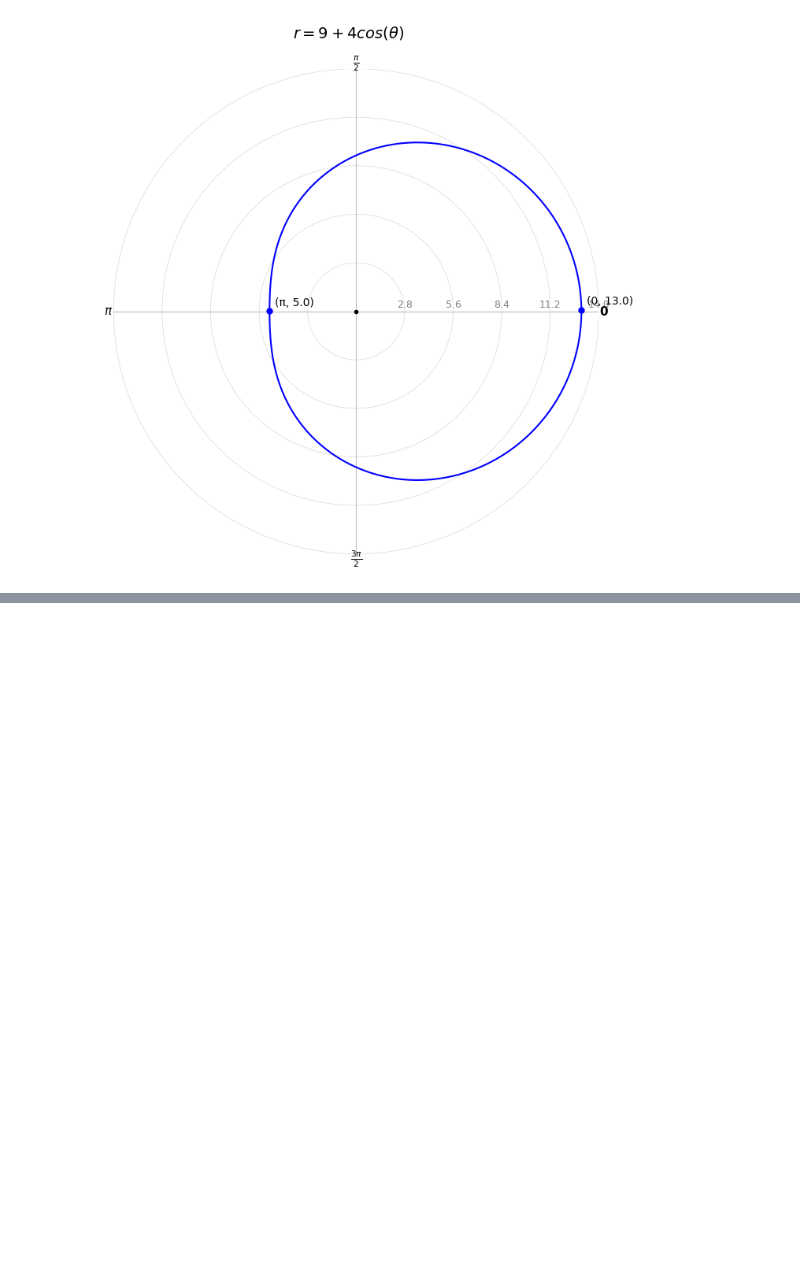
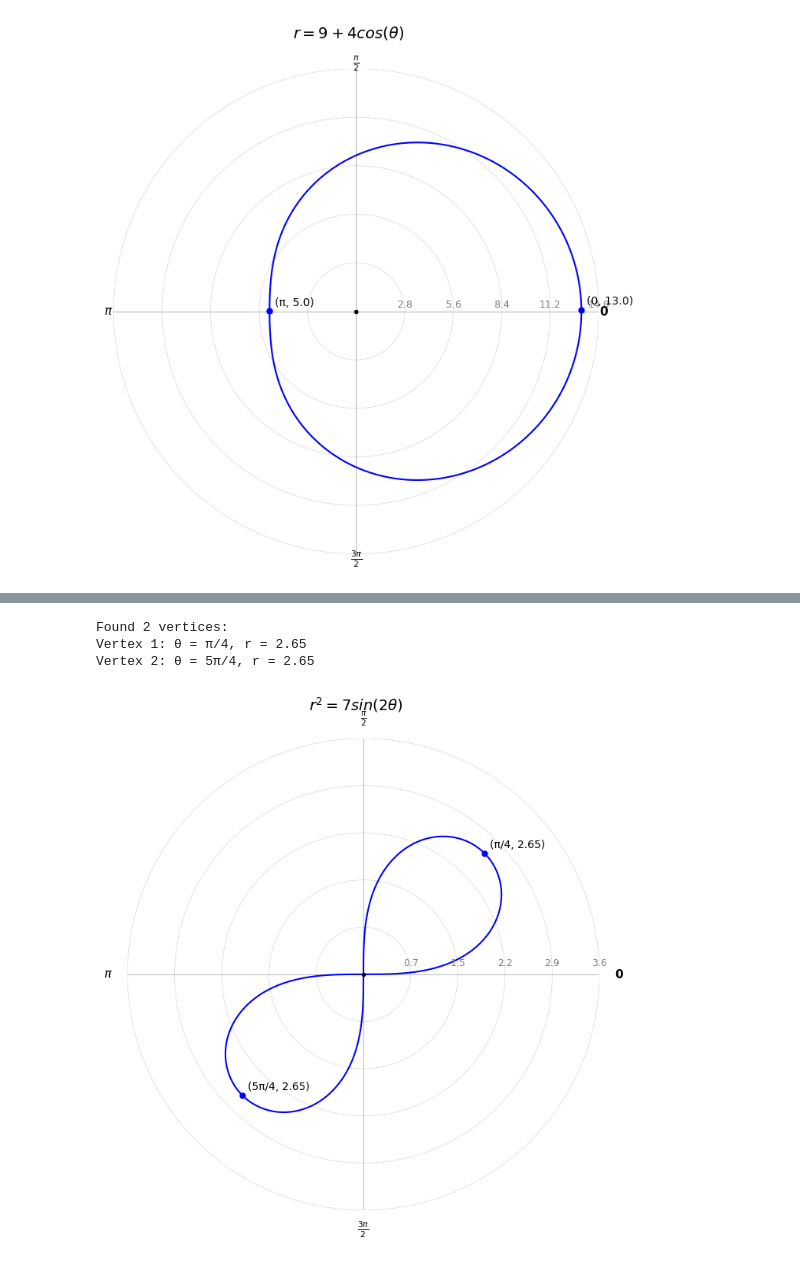
Before and after one commit to seanjiangsh/math-practice, a Jupyter notebook: pre-calculus/pre-calculus.ipynb, the cells around one changed output, grey strips where cells are left out. Cells and saved outputs as stored; diff of their text form; code cells hidden in the pictures; blank space fills up the shorter version.

```diff
--- a/pre-calculus/pre-calculus.ipynb
+++ b/pre-calculus/pre-calculus.ipynb
@@ -494,0 +509,12 @@ Vertex 2: θ = π, r = 5.0
+# %%
+# r^2 = 7 * sin(2θ)
+title = "$r^2 = 7sin(2\\theta)$"
+equation = lambda theta: np.sqrt(7 * np.sin(2 * theta))
+
+# Create the polar plot
+plot_polar_equation(title, equation, n_points=50000)
+# %% [output]
+Found 2 vertices:
+Vertex 1: θ = π/4, r = 2.65
+Vertex 2: θ = 5π/4, r = 2.65
+[figure, added]
```
Also changed, not shown: parts of 7 cells of this notebook, 1 other file.
